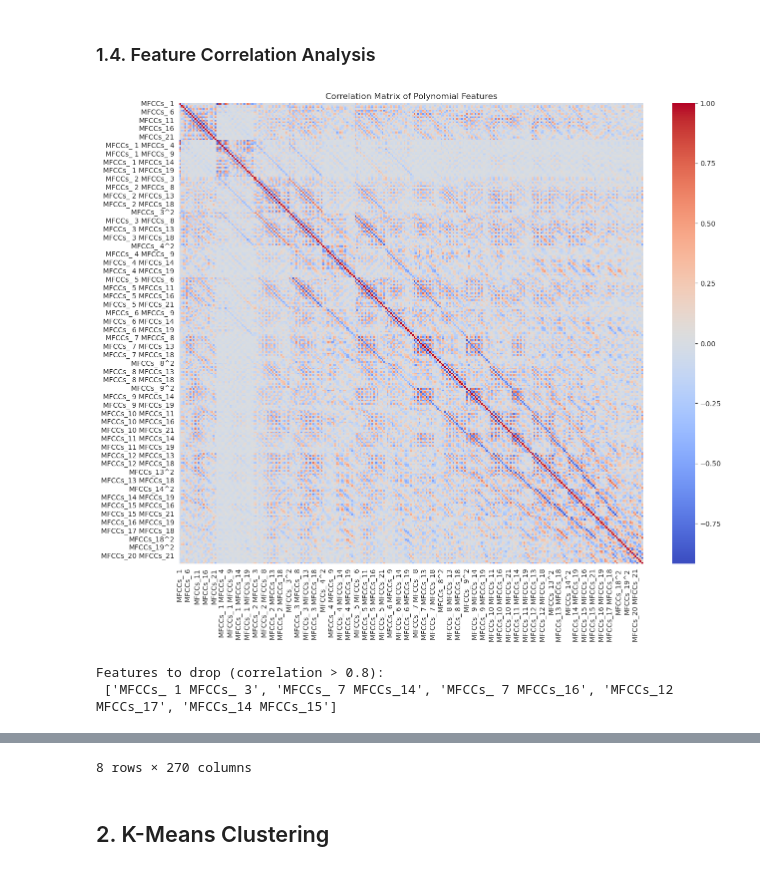
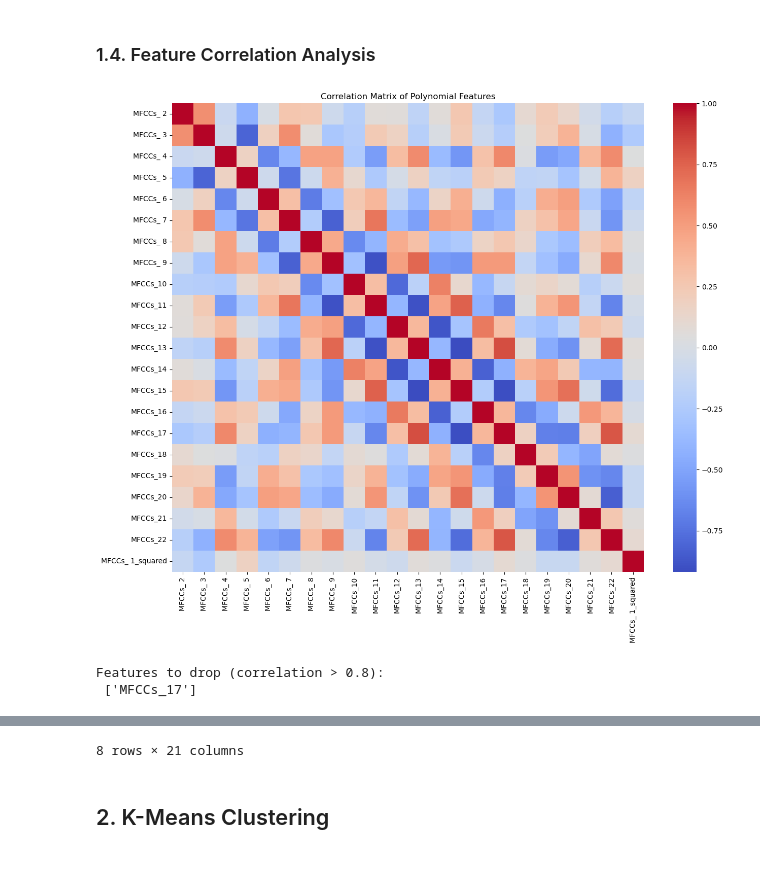
Before and after one commit to harshit-jain52/CS60050, a Jupyter notebook: assgn03/A3_Part2.ipynb, the cells around one changed output, grey strips where cells are left out. Saved outputs shown, nothing was run; the diff lists cells and outputs as text; code cells hidden in the pictures.

```diff
--- a/assgn03/A3_Part2.ipynb
+++ b/assgn03/A3_Part2.ipynb
@@ -174,16 +230,2 @@ beautiful_plot(mfcc_scaled_df)
 # %% [markdown]
 ### 1.3 Feature Engineering
-# %%
-# Set degree for polynomial terms. Degree 2 includes squared terms and pairwise interactions.
-poly = PolynomialFeatures(degree=2, include_bias=False, interaction_only=False)
-
-# Fit and transform the MFCC data to create polynomial and interaction features
-mfcc_poly = poly.fit_transform(mfcc_scaled_df)
-
-# Get feature names for the new polynomial features
-feature_names = poly.get_feature_names_out(mfcc_scaled_df.columns)
-
-# Convert to a DataFrame
-mfcc_poly_df = pd.DataFrame(mfcc_poly, columns=feature_names)
-
-mfcc_poly_df.describe()
@@ -200,0 +232,6 @@ mfcc_poly_df.describe()
+# %%
+scaler = StandardScaler()
+mfcc_scaled = scaler.fit_transform(mfcc_poly_df)
+mfcc_scaled_df = pd.DataFrame(mfcc_scaled, columns=mfcc_poly_df.columns)
+
+beautiful_plot(mfcc_scaled_df)
@@ -202,29 +241,29 @@ mfcc_poly_df.describe()
 ### 1.4. Feature Correlation Analysis
 # %%
 # Step 1: Compute correlation matrix
-correlation_matrix = mfcc_poly_df.corr()
+correlation_matrix = mfcc_scaled_df.corr()
 
 # Step 2: Plot heatmap to visualize correlations
 plt.figure(figsize=(15, 12))
 sns.heatmap(correlation_matrix, cmap="coolwarm", annot=False, fmt=".2f")
 plt.title("Correlation Matrix of Polynomial Features")
 plt.show()
 
 # Step 3: Identify highly correlated features to drop
 threshold = 0.8
 
 # Select upper triangle of correlation matrix
 upper_triangle = correlation_matrix.where(np.triu(np.ones(correlation_matrix.shape), k=1).astype(bool))
 
 # Find features with correlation above the threshold
 to_drop = [column for column in upper_triangle.columns if any(upper_triangle[column] > threshold)]
 print(f"Features to drop (correlation > {threshold}):\n", to_drop)
 
 # Drop the identified features
-mfcc_reduced_df = mfcc_poly_df.drop(columns=to_drop)
+mfcc_reduced_df = mfcc_scaled_df.drop(columns=to_drop)
 
 mfcc_reduced_df.describe()
 # %% [output]
-[figure, old version]
+[figure, new version]
 Features to drop (correlation > 0.8):
- ['MFCCs_ 1 MFCCs_ 3', 'MFCCs_ 7 MFCCs_14', 'MFCCs_ 7 MFCCs_16', 'MFCCs_12 MFCCs_17', 'MFCCs_14 MFCCs_15']
+ ['MFCCs_17']
@@ -240,4 +279,4 @@ Features to drop (correlation > 0.8):
-8 rows × 270 columns
+8 rows × 21 columns
 # %% [markdown]
 ## 2. K-Means Clustering
 # %% [markdown]
```
Also changed, not shown: parts of 27 cells of this notebook, 1 other file.
